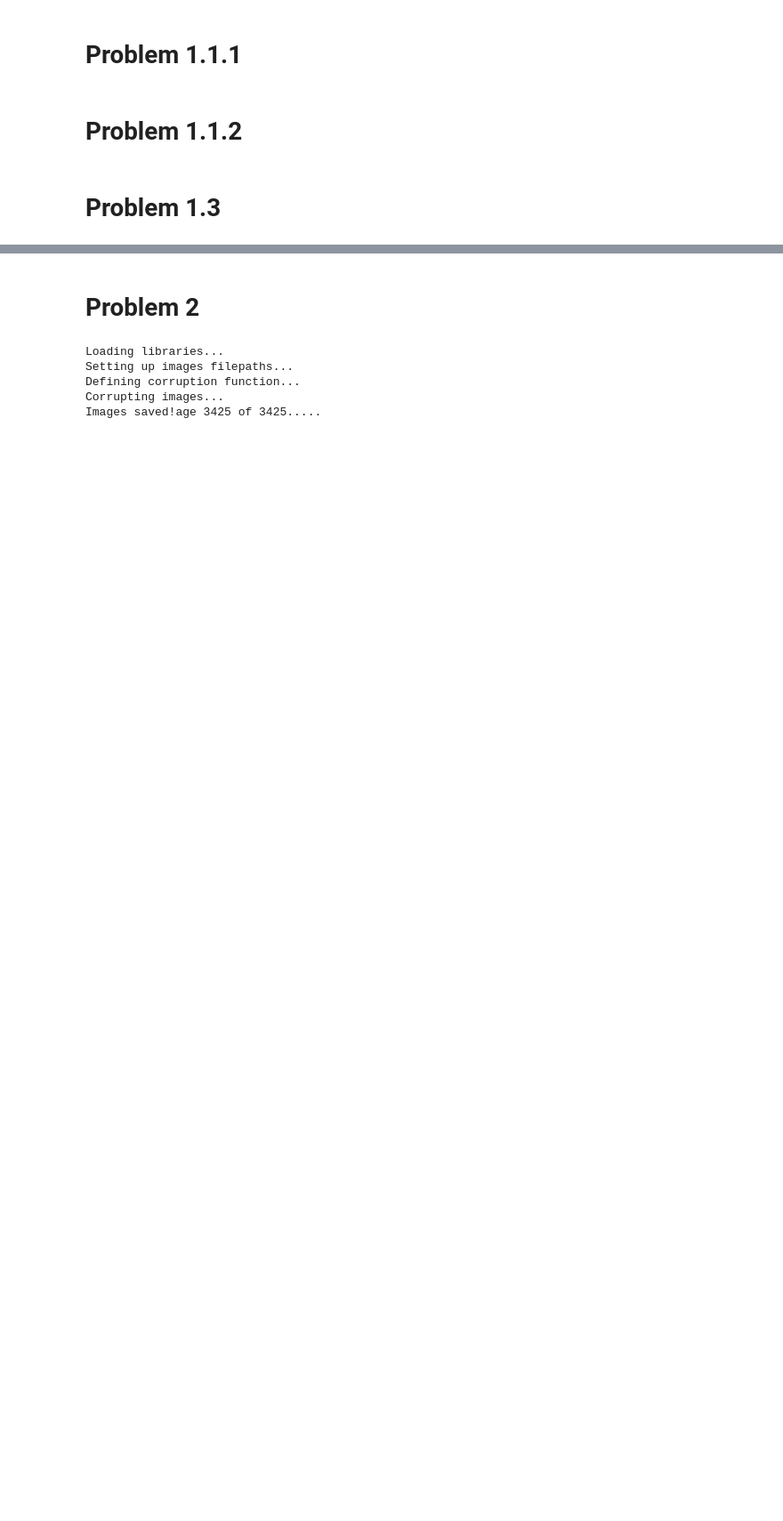
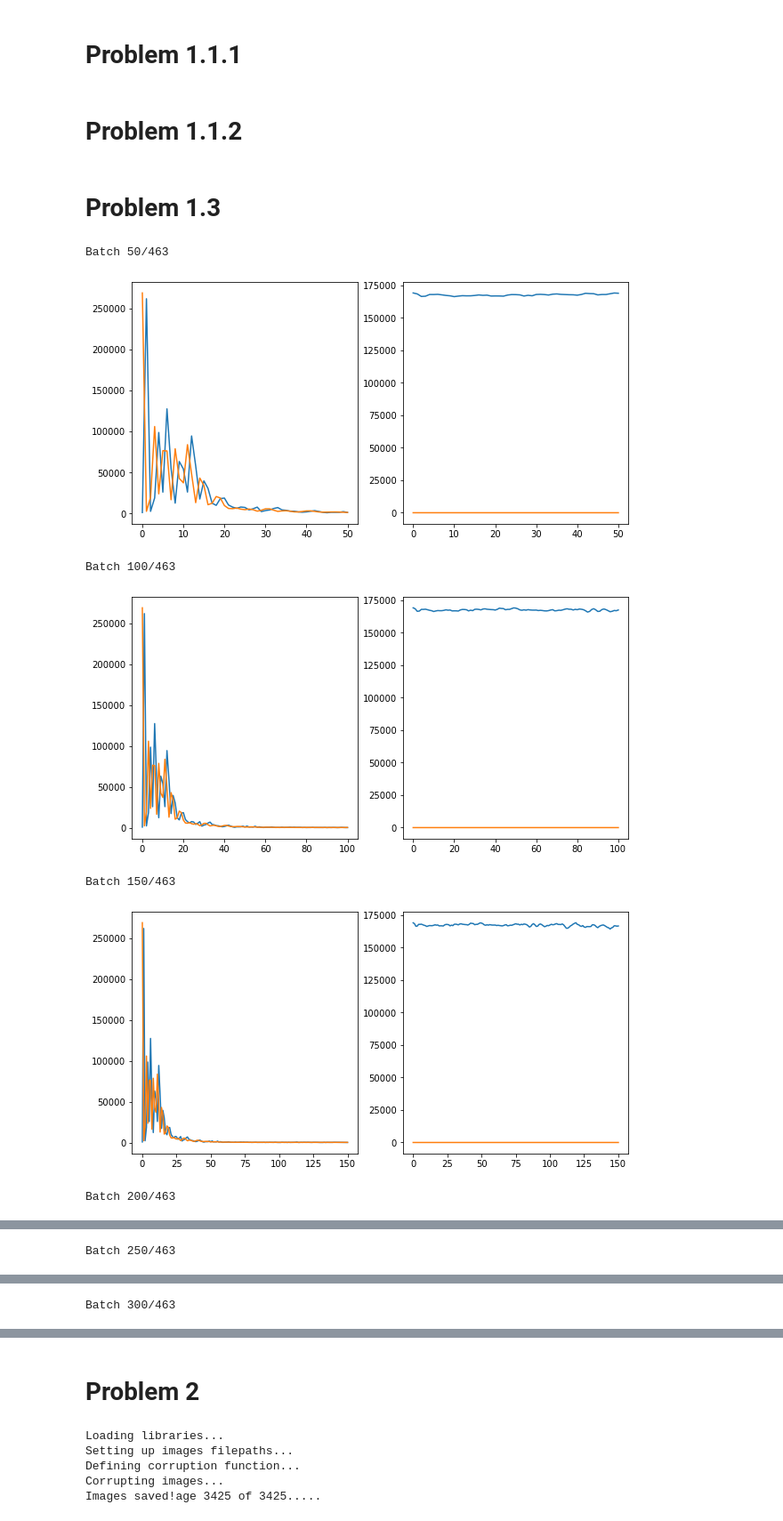
Before and after one commit to samalbertson3/ece-685, a Jupyter notebook: homework 3/homework 3.ipynb, the cells around one changed output, grey strips where cells are left out. Shown at 89% size. Cells and saved outputs as stored; diff of their text form; code cells hidden in the pictures; blank space fills up the shorter version.

```diff
--- a/homework 3/homework 3.ipynb
+++ b/homework 3/homework 3.ipynb
@@ -370,7 +380,7 @@ class RPNet(nn.Module):
         offsets = self.regression(x)
         offsets = offsets.reshape(offsets.shape[0], offsets.shape[1] // 4, 4) # needs reshaping for loss function
         labs = self.classifier(x)
-        labs = torch.round(labs).float()
+        labs = labs.float()
         return offsets, labs
 
 # data class
@@ -451,0 +462,14 @@ def train_RPN(model, data, test_data):
+# %%
+# run training loop
+model = RPNet()
+train = BoxData("p1_train_imgs.pt", "p1_train_offsets.pt", "p1_train_labels.pt")
+test = BoxData("p1_test_imgs.pt", "p1_test_offsets.pt", "p1_test_labels.pt")
+model, losses = train_RPN(model, train, test)
+# %% [output]
+Batch 50/463
+[figure, added]
+Batch 100/463
+[figure, added]
+Batch 150/463
+[figure, added]
+Batch 200/463
@@ -451,0 +477 @@ def train_RPN(model, data, test_data):
+Batch 250/463
@@ -451,0 +479 @@ def train_RPN(model, data, test_data):
+Batch 300/463
```
Also changed, not shown: parts of 14 cells of this notebook.
